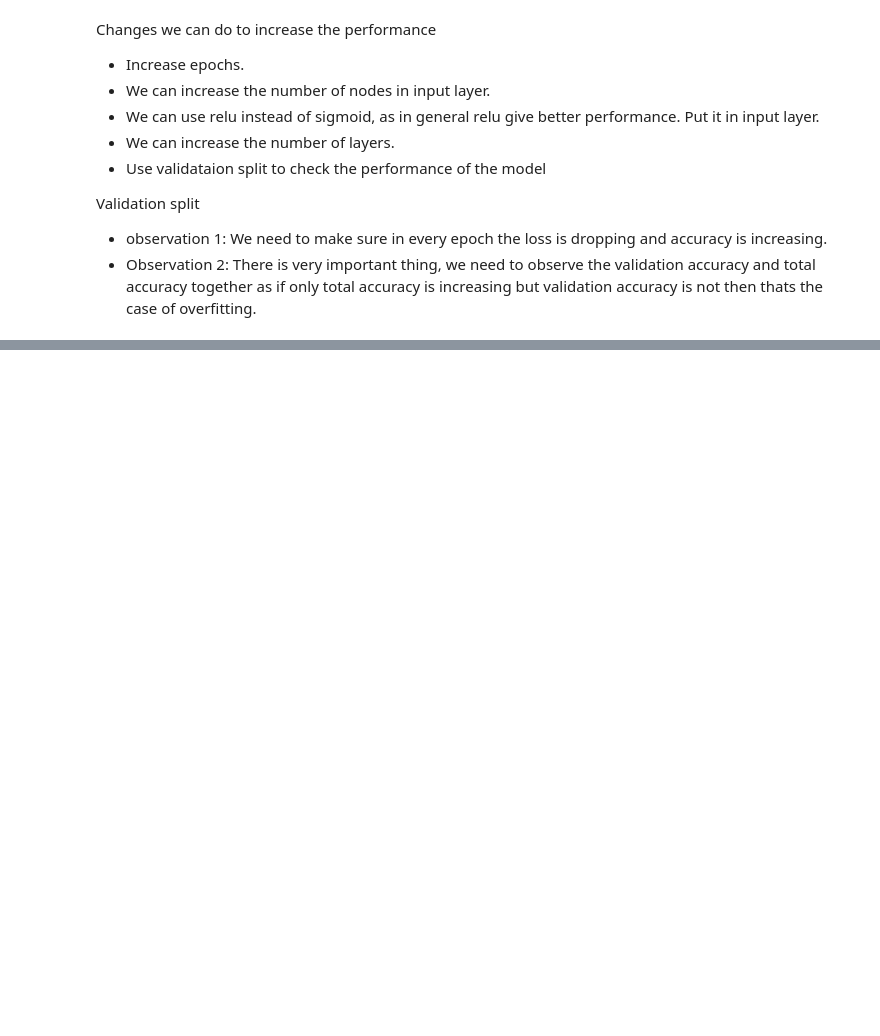
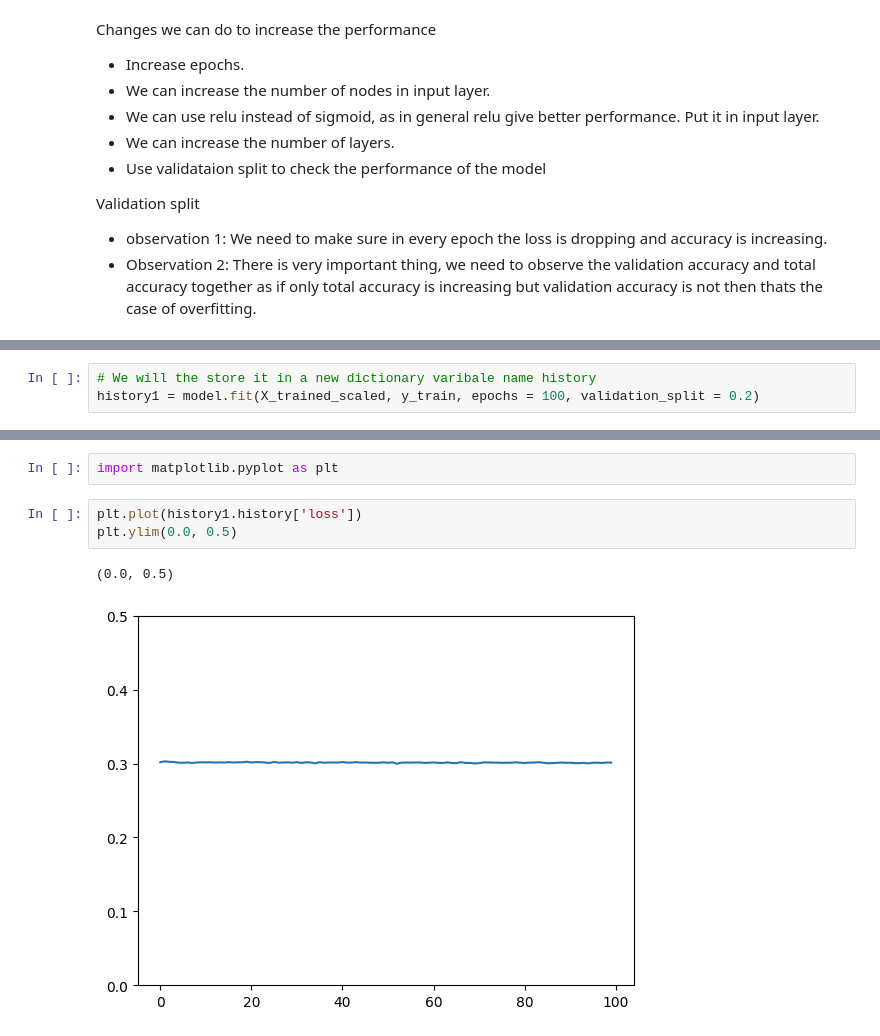
Before and after one commit to MitVinay/Deep-Learning-Classification, a Jupyter notebook: Deep_learning_classification.ipynb, the cells around one changed output, grey strips where cells are left out. Drawn from its saved outputs; the diff is of its cells as text; blank space fills up the shorter version.

Commit message:
Plottting the graph

```diff
--- a/Deep_learning_classification.ipynb
+++ b/Deep_learning_classification.ipynb
@@ -316,0 +319,3 @@ Validation split
+# %%
+# We will the store it in a new dictionary varibale name history
+history1 = model.fit(X_trained_scaled, y_train, epochs = 100, validation_split = 0.2)
@@ -316,0 +340,8 @@ Validation split
+# %%
+import matplotlib.pyplot as plt
+# %%
+plt.plot(history1.history['loss'])
+plt.ylim(0.0, 0.5)
+# %% [output]
+(0.0, 0.5)
+[figure, added]
```
Also changed, not shown: parts of 3 cells of this notebook.
